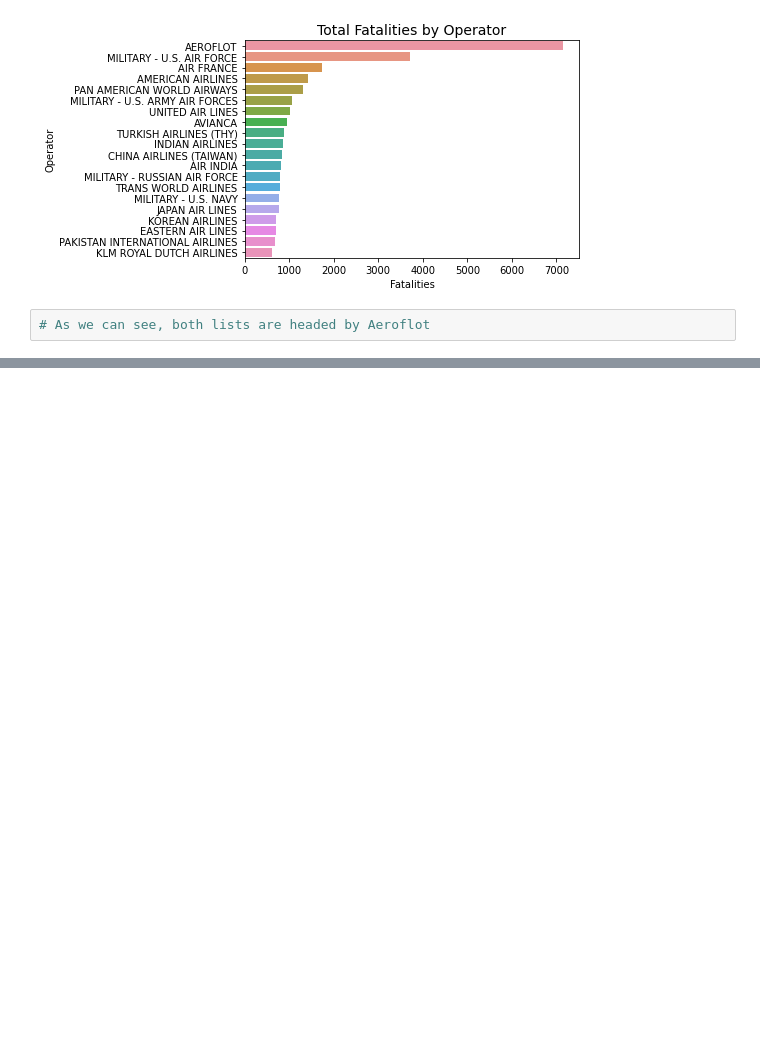
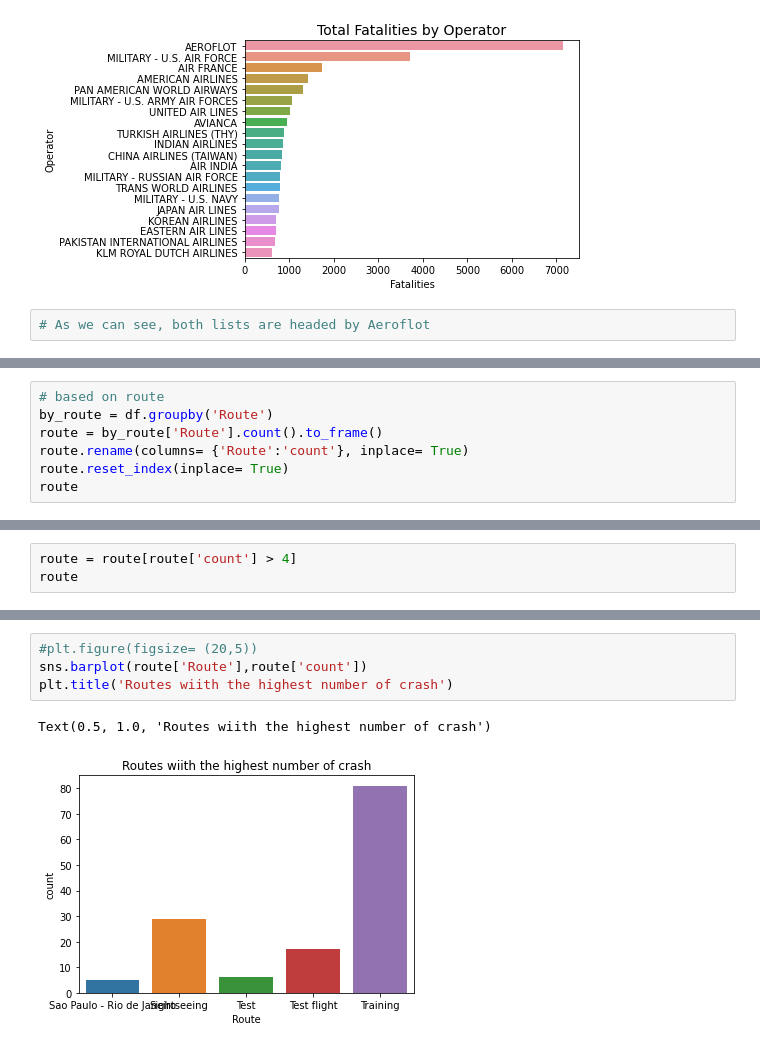
Before and after one commit to Eseose/HSDC-AircraftCrash, a Jupyter notebook: Airplane_crash.ipynb, the cells around one changed output, grey strips where cells are left out. Cells and saved outputs as stored; diff of their text form; blank space fills up the shorter version.

```diff
--- a/Airplane_crash.ipynb
+++ b/Airplane_crash.ipynb
@@ -307,0 +399,7 @@ plt.show()
+# %%
+# based on route
+by_route = df.groupby('Route')
+route = by_route['Route'].count().to_frame()
+route.rename(columns= {'Route':'count'}, inplace= True)
+route.reset_index(inplace= True)
+route
@@ -307,0 +433,3 @@ plt.show()
+# %%
+route = route[route['count'] > 4]
+route
@@ -307,0 +443,7 @@ plt.show()
+# %%
+#plt.figure(figsize= (20,5))
+sns.barplot(route['Route'],route['count'])
+plt.title('Routes wiith the highest number of crash')
+# %% [output]
+Text(0.5, 1.0, 'Routes wiith the highest number of crash')
+[figure, added]
```
Also changed, not shown: parts of 14 cells of this notebook.
